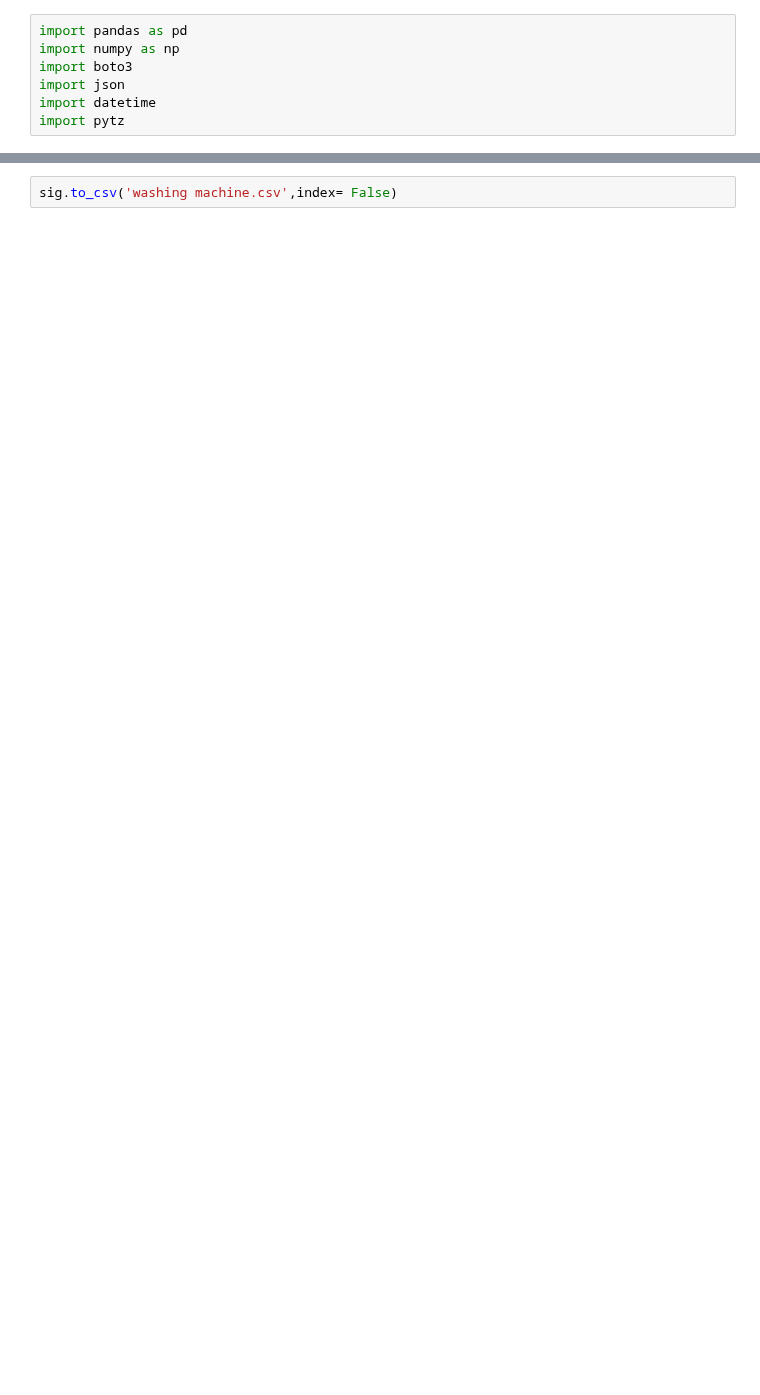
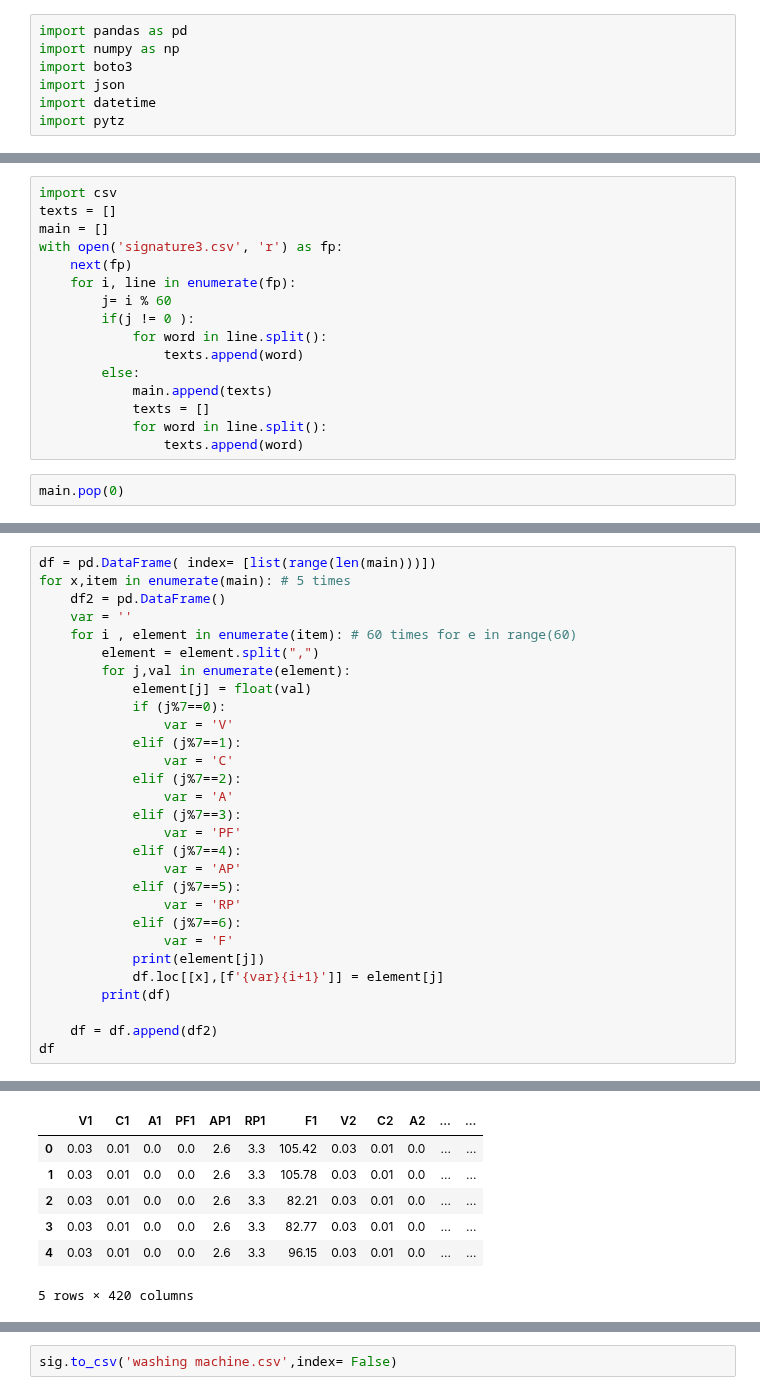
Before and after one commit to caxefaizan/S3_bucket_manipulation, a Jupyter notebook: Get Signature.ipynb, the cells around one changed output, grey strips where cells are left out. Saved outputs shown, nothing was run; the diff lists cells and outputs as text; blank space fills up the shorter version.

```diff
--- a/Get Signature.ipynb
+++ b/Get Signature.ipynb
@@ -35,0 +112,18 @@ for i in range(100):
+# %%
+import csv
+texts = []
+main = []
+with open('signature3.csv', 'r') as fp:
+    next(fp)
+    for i, line in enumerate(fp):
+        j= i % 60
+        if(j != 0 ):
+            for word in line.split():
+                texts.append(word)
+        else:
+            main.append(texts)
+            texts = []
+            for word in line.split():
+                texts.append(word)
+# %%
+main.pop(0)
@@ -35,0 +148,30 @@ for i in range(100):
+# %%
+df = pd.DataFrame( index= [list(range(len(main)))])
+for x,item in enumerate(main): # 5 times
+    df2 = pd.DataFrame()
+    var = ''
+    for i , element in enumerate(item): # 60 times for e in range(60)
+        element = element.split(",")
+        for j,val in enumerate(element):
+            element[j] = float(val)
+            if (j%7==0):
+                var = 'V'
+            elif (j%7==1):
+                var = 'C'
+            elif (j%7==2):
+                var = 'A'
+            elif (j%7==3):
+                var = 'PF'
+            elif (j%7==4):
+                var = 'AP'
+            elif (j%7==5):
+                var = 'RP'
+            elif (j%7==6):
+                var = 'F'
+            print(element[j])
+            df.loc[[x],[f'{var}{i+1}']] = element[j]
+        print(df)
+
+    df = df.append(df2)
+df
+# %% [output]
@@ -35,0 +195,7 @@ for i in range(100):
+|  | V1 | C1 | A1 | PF1 | AP1 | RP1 | F1 | V2 | C2 | A2 | ... | ... |
+| 0 | 0.03 | 0.01 | 0.0 | 0.0 | 2.6 | 3.3 | 105.42 | 0.03 | 0.01 | 0.0 | ... | ... |
+| 1 | 0.03 | 0.01 | 0.0 | 0.0 | 2.6 | 3.3 | 105.78 | 0.03 | 0.01 | 0.0 | ... | ... |
+| 2 | 0.03 | 0.01 | 0.0 | 0.0 | 2.6 | 3.3 | 82.21 | 0.03 | 0.01 | 0.0 | ... | ... |
+| 3 | 0.03 | 0.01 | 0.0 | 0.0 | 2.6 | 3.3 | 82.77 | 0.03 | 0.01 | 0.0 | ... | ... |
+| 4 | 0.03 | 0.01 | 0.0 | 0.0 | 2.6 | 3.3 | 96.15 | 0.03 | 0.01 | 0.0 | ... | ... |
+5 rows × 420 columns
```
Also changed, not shown: parts of 18 cells of this notebook.
